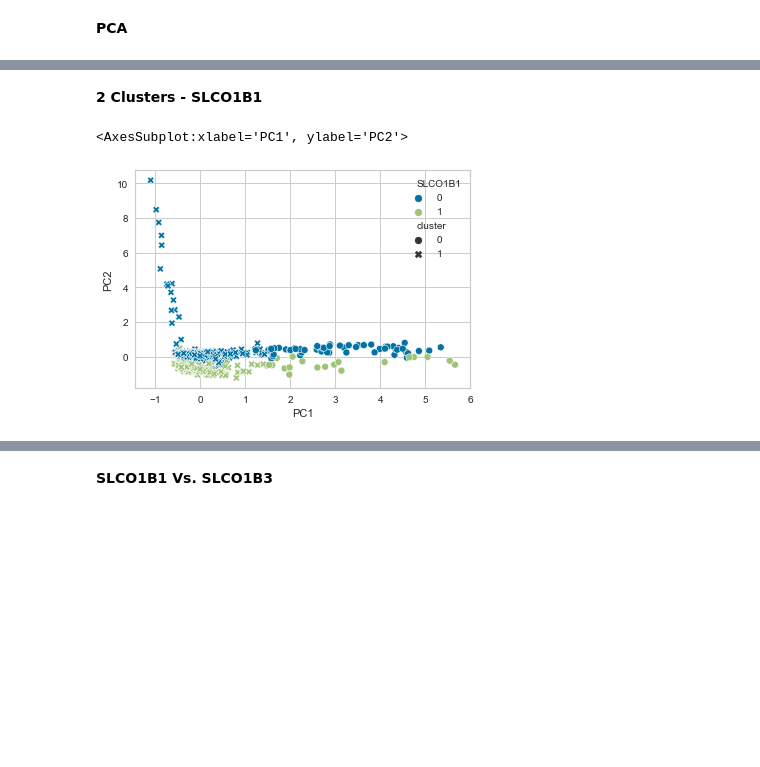
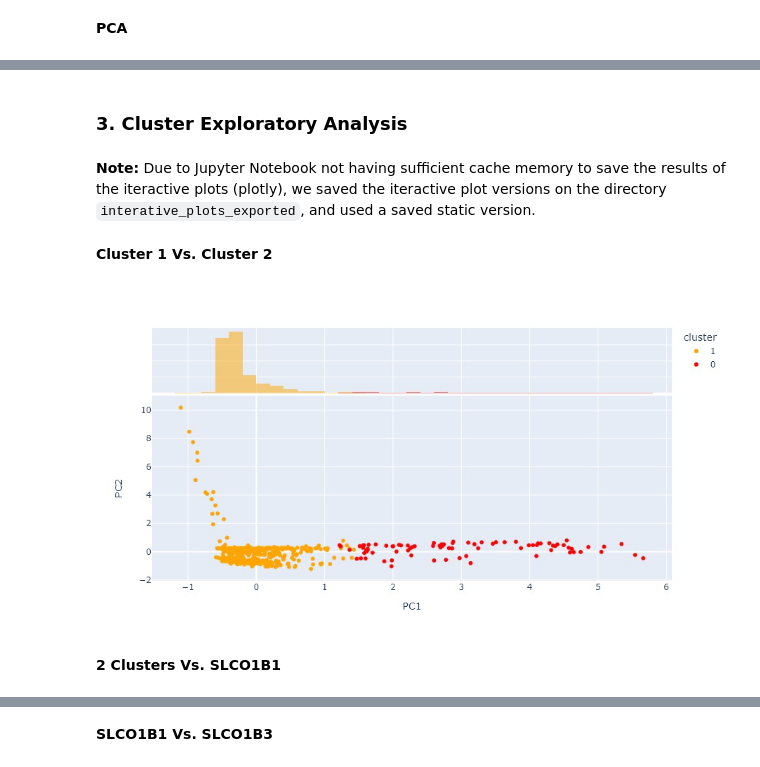
Before and after one commit to ray2g/Data-Mining-Projects, a Jupyter notebook: Project/project_script.ipynb, the cells around one changed output, grey strips where cells are left out. Cells and saved outputs as stored; diff of their text form; code cells hidden in the pictures; blank space fills up the shorter version.

```diff
--- a/Project/project_script.ipynb
+++ b/Project/project_script.ipynb
@@ -475,8 +608,31 @@ pca_targets
 1101 rows × 1247 columns
+# %%
+pca_targets['SLCO1B1'] = pca_targets['SLCO1B1'].astype(str)
+pca_targets['SLCO1B3'] = pca_targets['SLCO1B3'].astype(str)
+pca_targets['LMNA'] = pca_targets['LMNA'].astype(str)
+pca_targets['REP'] = pca_targets['REP'].astype(str)
+pca_targets['cluster'] = pca_targets['cluster'].astype(str)
+# %% [markdown]
+### 3. Cluster Exploratory Analysis
+# %% [markdown]
+**Note:** Due to Jupyter Notebook not having sufficient cache memory to save the results of the iteractive plots (plotly), we saved the iteractive plot versions on the directory `interative_plots_exported`, and used a saved static version.
+# %% [markdown]
+**Cluster 1 Vs. Cluster 2**
+# %%
+fig = px.scatter(pca_targets, x='PC1', y='PC2',
+                    color= 'cluster',
+                    hover_name='Molecules',
+                    marginal_x="histogram",
+                    color_discrete_sequence=["orange","red"],
+                    width=900, height=500)
+# fig.show()
+
+fig.write_html("interative_plots_exported/cluster1_vs_cluster2.html")
+fig.write_image("exported_plots/cluster1_vs_cluster2.jpg")
+
+cluster1_cluster2 = Image.open('exported_plots/cluster1_vs_cluster2.jpg')
+cluster1_cluster2
+# %% [output]
+[figure, added]
 # %% [markdown]
-**2 Clusters - SLCO1B1**
+**2 Clusters Vs. SLCO1B1**
-# %%
-sns.scatterplot(data = pca_targets, x = "PC1", y = "PC2", hue = "SLCO1B1", style="cluster")
-# %% [output]
-<AxesSubplot:xlabel='PC1', ylabel='PC2'>
-[figure, removed]
```
Also changed, not shown: parts of 97 cells of this notebook, 25 other files.
